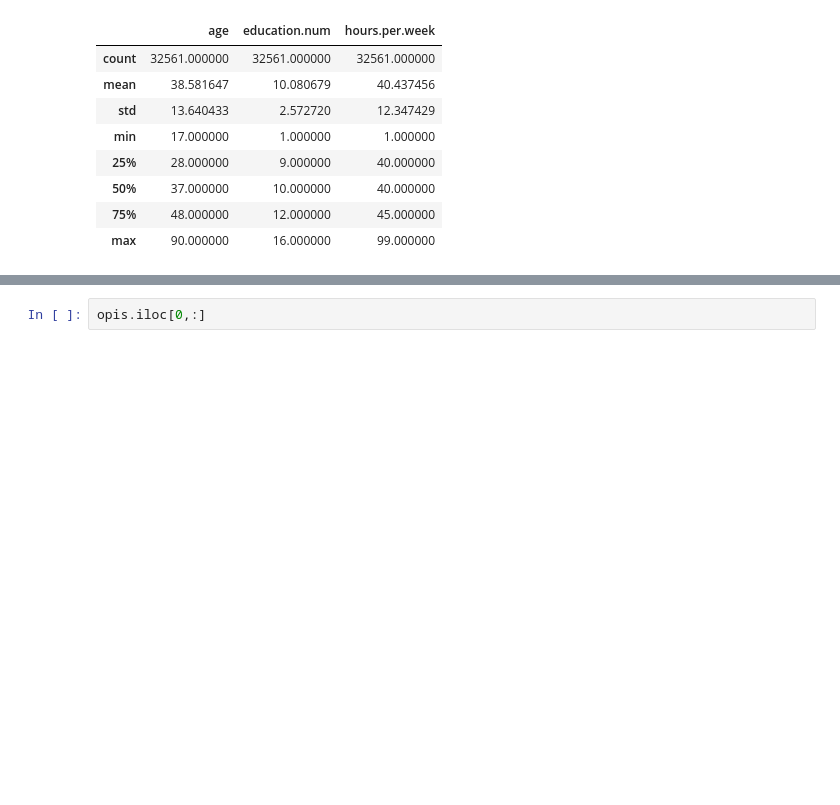
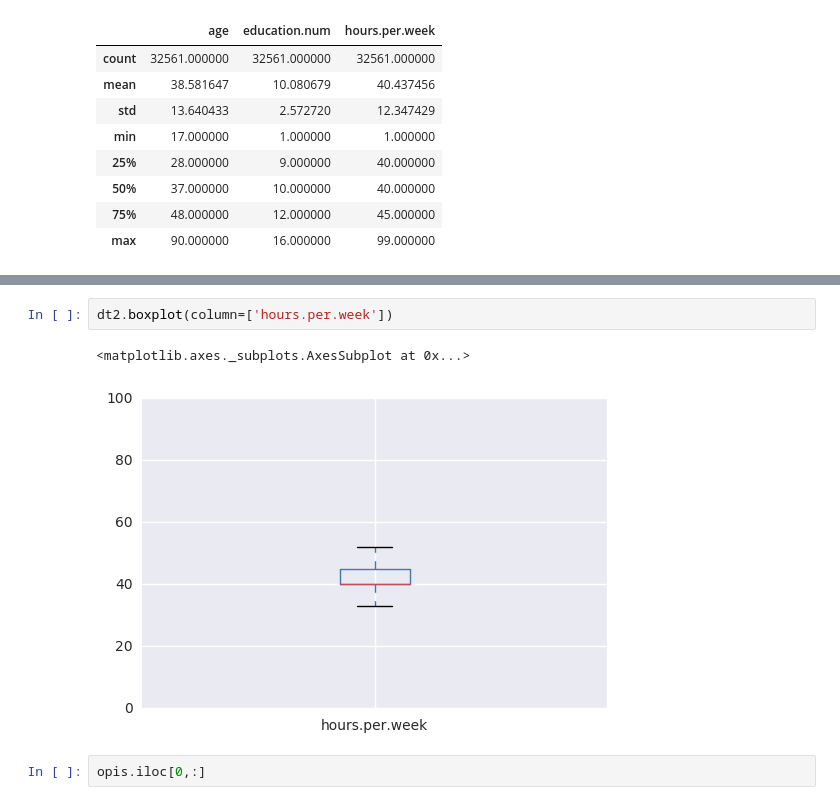
Before and after one commit to basteki/Eksda, a Jupyter notebook: temat2grzebanie-ag.ipynb, the cells around one changed output, grey strips where cells are left out. Cells and saved outputs as stored; diff of their text form; blank space fills up the shorter version.

```diff
--- a/temat2grzebanie-ag.ipynb
+++ b/temat2grzebanie-ag.ipynb
@@ -430,3 +455,8 @@ dt2['hours.per.week'].hist(alpha=0.5, bins=100)
+# %%
+dt2.boxplot(column=['hours.per.week'])
+# %% [output]
+<matplotlib.axes._subplots.AxesSubplot at 0x...>
+[figure, added]
 # %%
 opis.iloc[0,:]
 # %% [output]
```
Also changed, not shown: parts of 40 cells of this notebook.
